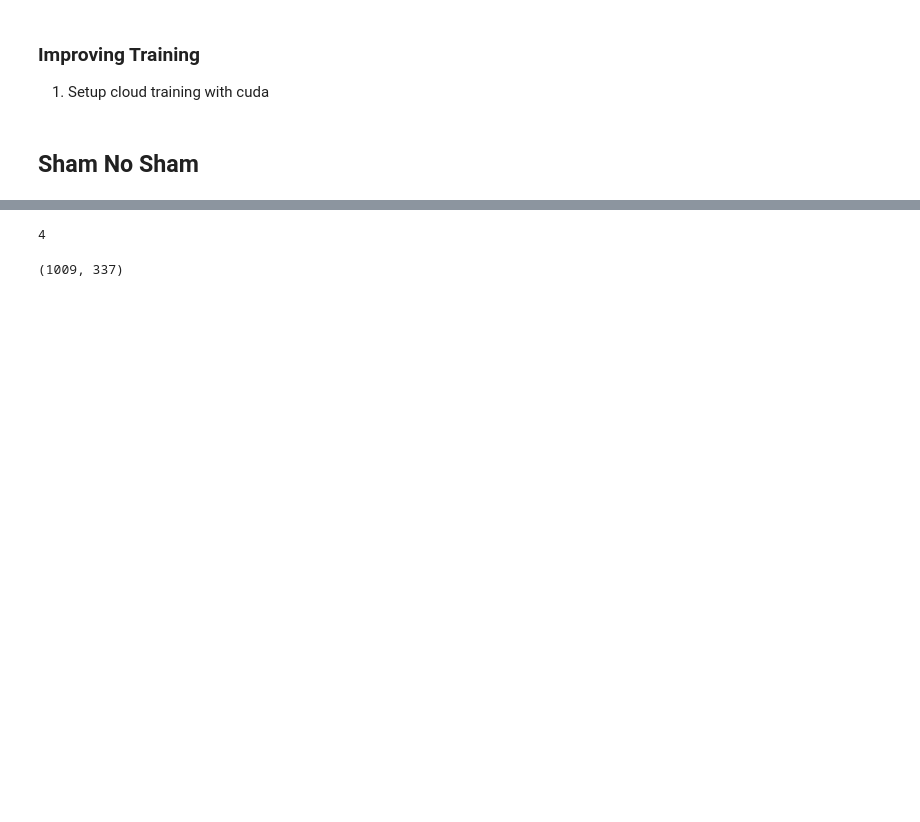
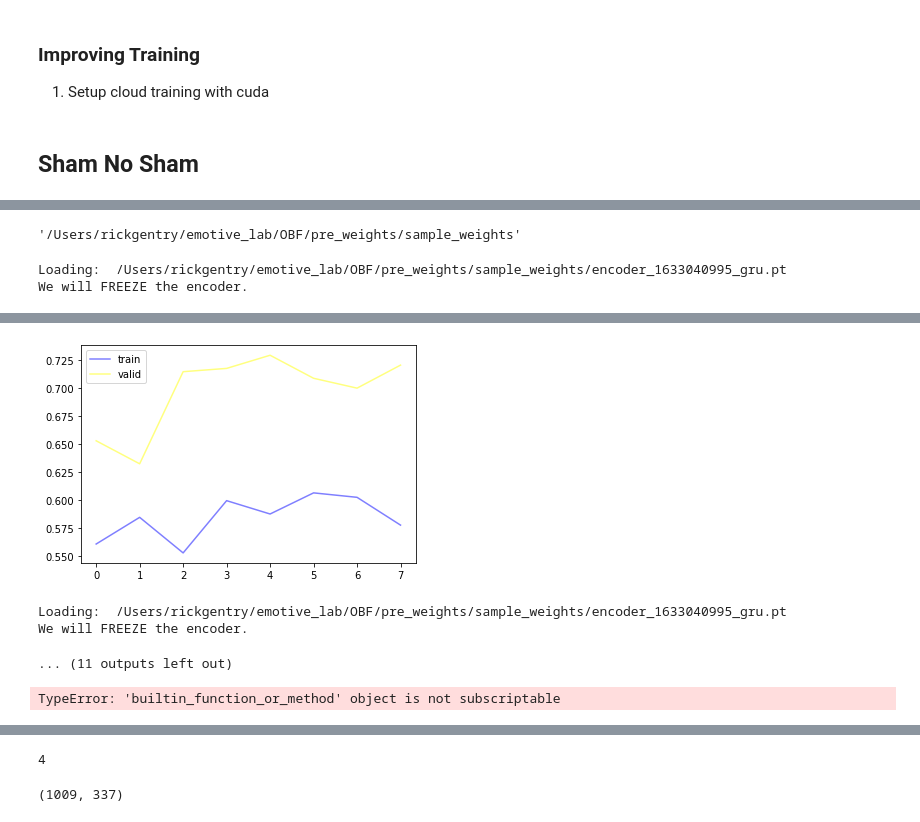
Before and after one commit to rosyvs/DeepGaze, a Jupyter notebook: notebooks/data_loading.ipynb, the cells around one changed output, grey strips where cells are left out. Cells and saved outputs as stored; diff of their text form; code cells hidden in the pictures; blank space fills up the shorter version.

```diff
--- a/notebooks/data_loading.ipynb
+++ b/notebooks/data_loading.ipynb
@@ -643,0 +700,4 @@ splits = gkf.split(data,y,groups=groups)
+# %%
+str(Path("../../OBF/pre_weights/sample_weights").resolve())
+# %% [output]
+'/Users/rickgentry/emotive_lab/OBF/pre_weights/sample_weights'
@@ -643,0 +725,47 @@ splits = gkf.split(data,y,groups=groups)
+# %%
+from tensorboardX import SummaryWriter
+import datetime
+
+def get_writer(output_dir):
+    time_str = datetime.datetime.now().strftime("%Y_%m_%d_%H.%M.%S")
+
+    checkpt_name = os.path.join(output_dir, time_str + ".txt")
+    log_dirname = os.path.join(output_dir, time_str + "_log")
+    #model_save_path = os.path.join(log_dirname, "model.pt")
+
+
+    os.makedirs(log_dirname, exist_ok=True)
+
+
+    # Tensorboard writer
+    summary_writer = SummaryWriter(log_dir = log_dirname, flush_secs = 10)
+    return summary_writer, log_dirname
+# %%
+from torch.utils.data import Subset, SubsetRandomSampler, DataLoader
+
+def cross_validation(ds, splits,output_dir,epochs=8):
+    all_train_accs = []
+    all_val_accs = []
+    summary_writer, results_dirname = get_writer(output_dir)
+    for i, (train_split, val_split) in enumerate(splits):
+        # train_ds = Subset(sham_dataset,train_split)
+        # val_ds = Subset(sham_dataset,val_split)
+        train_sampler = SubsetRandomSampler(train_split)
+        train_dl = DataLoader(sham_dataset, batch_size=4, sampler=train_sampler)
+        model = create_model()
+        optimizer = create_optimizer(model)
+        #summary_writer, results_dirname = get_writer(output_dir)
+        val_sampler = SubsetRandomSampler(val_split)
+        val_dl = DataLoader(sham_dataset, batch_size=4, sampler=val_sampler)
+        train_accs, val_accs = train_eval(epochs,model,train_dl,val_dl,summary_writer,optimizer,model_save_dir=results_dirname,model_save_name=f"model{i}.pt")
+        all_train_accs.append(train_accs)
+        all_val_accs.append(val_accs)
+    print(f"Mean Training Accuracy: {np.mean(np.array(all_train_accs))}")
+    print(f"Mean Validation Accuracy: {np.mean(np.array(all_val_accs))}")
+    return all_train_accs, all_val_accs
+# %%
+output_dir = "/Users/rickgentry/emotive_lab/eyemind/results"
+train_accs, val_accs = cross_validation(sham_dataset, splits, output_dir)
+# %% [output]
+Loading:  /Users/rickgentry/emotive_lab/OBF/pre_weights/sample_weights/encoder_1633040995_gru.pt
+We will FREEZE the encoder.
@@ -643,0 +788,4 @@ splits = gkf.split(data,y,groups=groups)
+[figure, added]
+Loading:  /Users/rickgentry/emotive_lab/OBF/pre_weights/sample_weights/encoder_1633040995_gru.pt
+We will FREEZE the encoder.
+... (11 outputs left out)
@@ -643,0 +794,4 @@ splits = gkf.split(data,y,groups=groups)
+# %%
+df_to_split["ParticipantID"] = pd.Series([f.split["/"][-1].split["-"][0] for f in sham_dataset.files])
+# %% [output]
+TypeError: 'builtin_function_or_method' object is not subscriptable
```
Also changed, not shown: parts of 24 cells of this notebook, 21 other files.
